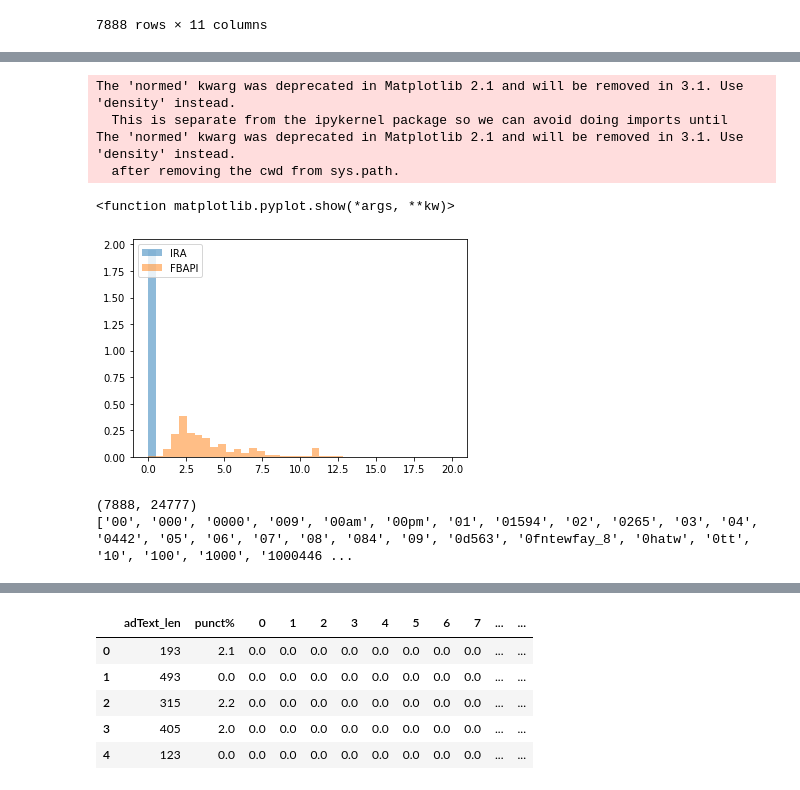
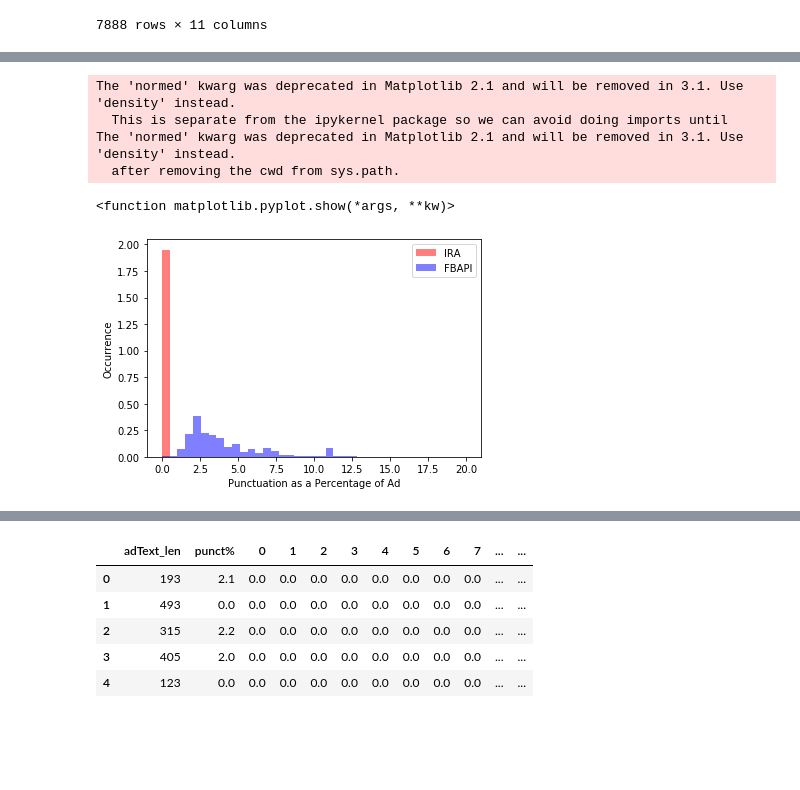
Before and after one commit to mddesta/Political-Advertisement-in-US, a Jupyter notebook: NLP_ML/NLP_ML_AllAds.ipynb, the cells around one changed output, grey strips where cells are left out. Cells and saved outputs as stored; diff of their text form; code cells hidden in the pictures; blank space fills up the shorter version.

```diff
--- a/NLP_ML/NLP_ML_AllAds.ipynb
+++ b/NLP_ML/NLP_ML_AllAds.ipynb
@@ -9,7 +9,7 @@ nltk.download()
 showing info https://raw.githubusercontent.com/nltk/nltk_data/gh-pages/index.xml
 True
 # %%
-ira_ads = pandas.read_csv("cleaned_data.csv")
+ira_ads = pd.read_csv("cleaned_data.csv")
 # %%
 ira_ads.head()
 print(len(ira_ads))
@@ -178,7 +178,7 @@ data.head()
 | 3 | 1863 | When ur credit card gets declined... | When ur credit card gets declined... | [when, ur, credit, card, gets, de... | [ur, credit, card, gets, declined... | [ur, credit, card, get, declin, u... | [ur, credit, card, get, declined,... | ... |
 | 4 | 3307 | Photo by Isadora Kosofskypart of ... | Photo by Isadora Kosofskypart of ... | [photo, by, isadora, kosofskypart... | [photo, isadora, kosofskypart, on... | [photo, isadora, kosofskypart, on... | [photo, isadora, kosofskypart, on... | ... |
 # %%
-data = data.append(pandas.read_csv("FBAPI_NLP.csv"), ignore_index=True, sort=False)
+data = data.append(pd.read_csv("FBAPI_NLP.csv"), ignore_index=True, sort=False)
 
 data
 # %% [output]
@@ -231,14 +234,17 @@ The 'normed' kwarg was deprecated in Matplotlib 2.1 and will be removed in 3.1.
 # %%
 bins = np.linspace(0,20,40)
 
-plt.hist(data[data['label']=='IRA']["punct%"], bins, alpha = 0.5, normed = True, label="IRA")
-plt.hist(data[data['label']=='FBAPI']["punct%"], bins, alpha = 0.5, normed = True, label="FBAPI")
-plt.legend(loc='upper left')
+plt.hist(data[data['label']=='IRA']["punct%"], bins, alpha = 0.5, normed = True, label="IRA", color = "red")
+plt.hist(data[data['label']=='FBAPI']["punct%"], bins, alpha = 0.5, normed = True, label="FBAPI", color = "blue")
+plt.legend(loc='upper right')
+plt.xlabel("Punctuation as a Percentage of Ad")
+plt.ylabel("Occurrence")
+plt.savefig("chart_punctuation.png", dpi=300)
 plt.show
 # %% [output]
 The 'normed' kwarg was deprecated in Matplotlib 2.1 and will be removed in 3.1. Use 'density' instead.
   This is separate from the ipykernel package so we can avoid doing imports until
 The 'normed' kwarg was deprecated in Matplotlib 2.1 and will be removed in 3.1. Use 'density' instead.
   after removing the cwd from sys.path.
 <function matplotlib.pyplot.show(*args, **kw)>
-[figure, old version]
+[figure, new version]
@@ -248,10 +250,0 @@ from sklearn.model_selection import GridSearchCV
-# %%
-from sklearn.feature_extraction.text import TfidfVectorizer
-
-tfidf_vect = TfidfVectorizer()
-X_tfidf = tfidf_vect.fit_transform(data['adText'])
-print(X_tfidf.shape)
-print(tfidf_vect.get_feature_names())
-# %% [output]
-(7888, 24777)
-['00', '000', '0000', '009', '00am', '00pm', '01', '01594', '02', '0265', '03', '04', '0442', '05', '06', '07', '08', '084', '09', '0d563', '0fntewfay_8', '0hatw', '0tt', '10', '100', '1000', '1000446 ...
```
Also changed, not shown: parts of 5 cells of this notebook, 3 other files.
